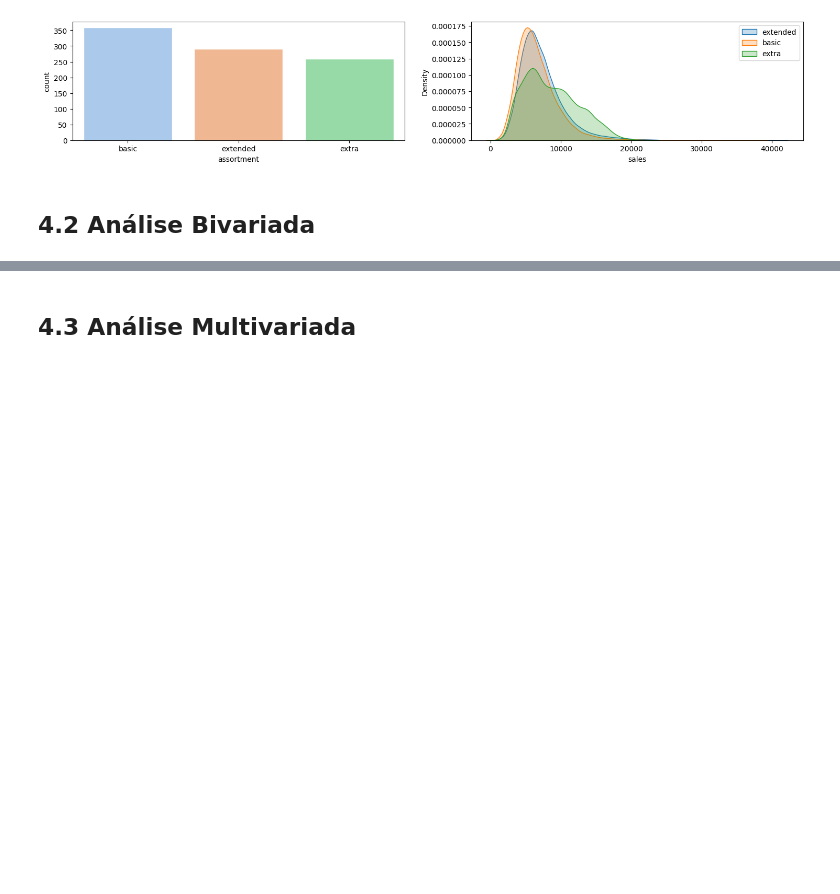
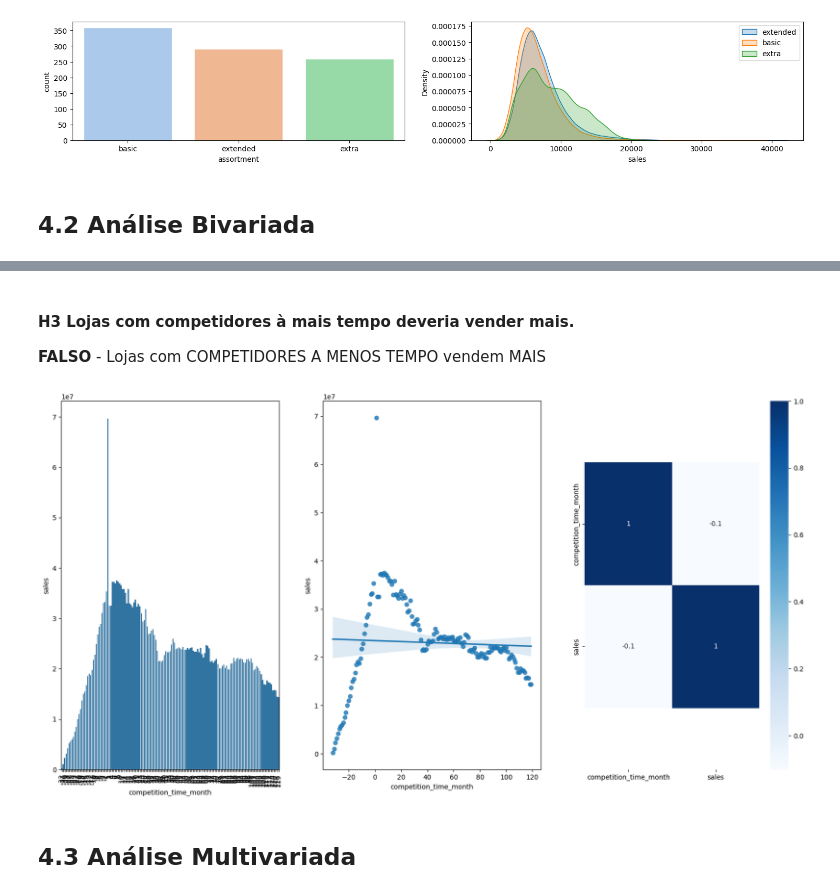
Before and after one commit to alvaro-morais-png/ds_em_producao, a Jupyter notebook: mo4_sotre_sales_prediction.ipynb, the cells around one changed output, grey strips where cells are left out. Cells and saved outputs as stored; diff of their text form; code cells hidden in the pictures; blank space fills up the shorter version.

```diff
--- a/mo4_sotre_sales_prediction.ipynb
+++ b/mo4_sotre_sales_prediction.ipynb
@@ -520,2 +586,36 @@ plt.show()
+# %% [markdown]
+#### **H3** Lojas com competidores à mais tempo deveria vender mais.
+**FALSO** - Lojas com COMPETIDORES A MENOS TEMPO vendem MAIS
+# %%
+plt.figure(figsize=(20,10))
+
+# ── Gráfico 1: Barras — vendas por tempo de competição ──────
+# Agrupa e soma as vendas por tempo de competição em meses
+# Filtra apenas lojas com competidores há menos de 120 meses (10 anos)
+# e remove os casos onde o tempo é 0 (sem competidor ou dado ausente)
+plt.subplot( 1 , 3 , 1 )
+aux1 = df4[['competition_time_month', 'sales']].groupby('competition_time_month').sum().reset_index()
+aux2 = aux1[(aux1['competition_time_month'] < 120 ) & (aux1['competition_time_month']!= 0)]
+sns.barplot(x ='competition_time_month', y = 'sales', data= aux2);
+plt.xticks(rotation=90);
+
+# ── Gráfico 2: Regressão — tendência entre tempo e vendas ───
+# Plota a linha de tendência linear entre o tempo de competição
+# e as vendas, permitindo visualizar se há uma relação
+# crescente ou decrescente ao longo do tempo
+plt.subplot( 1 , 3 , 2 )
+sns.regplot( x='competition_time_month', y='sales', data= aux2);
+
+# ── Gráfico 3: Heatmap de correlação de Pearson ─────────────
+# Mede numericamente a força da relação linear entre
+# tempo de competição e vendas
+# O ajuste de ylim corrige um bug visual do seaborn
+# que corta as células do topo e do fundo do heatmap
+plt.subplot( 1 , 3 , 3 )
+x = sns.heatmap( aux1.corr(method = 'pearson'), annot = True, cmap='Blues');
+bottom, top = x.get_ylim()
+x.set_ylim(bottom+0.5, top-0.5);
+# %% [output]
+[figure, added]
 # %% [markdown]
 ## 4.3 Análise Multivariada
```
Also changed, not shown: parts of 5 cells of this notebook.
